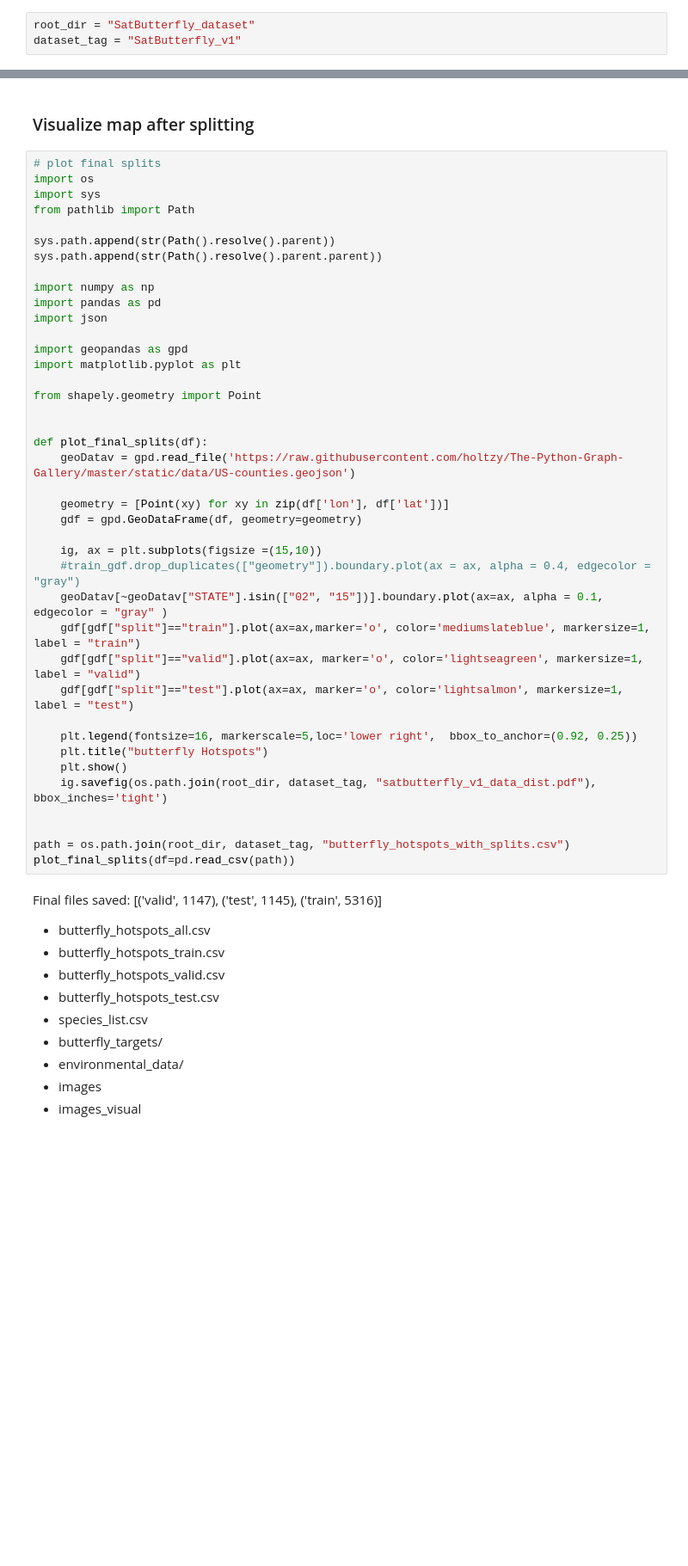
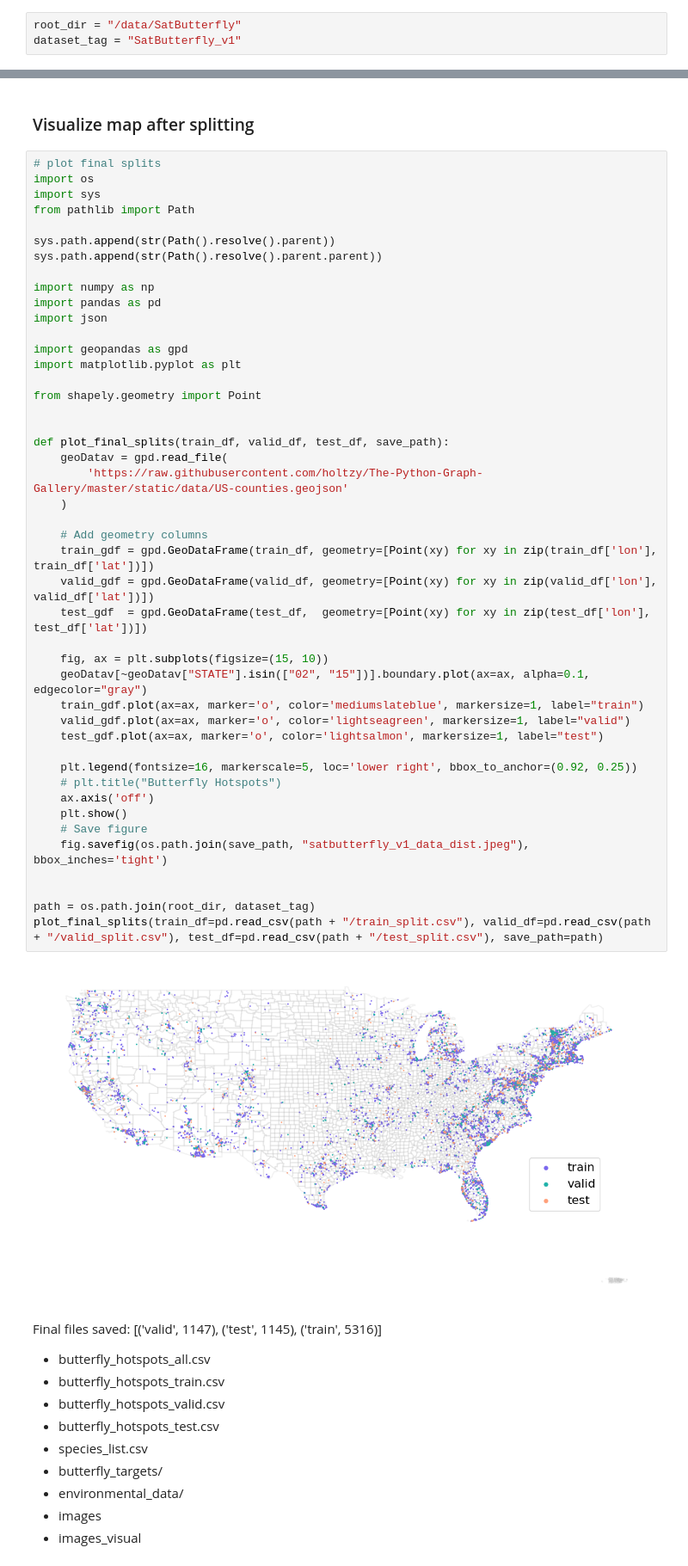
Before and after one commit to RolnickLab/SDMPartialLabels, a Jupyter notebook: data_processing/ebutterfly_data_preparation/prepare_ebutterfly_independent_from_ebird.ipynb, the cells around one changed output, grey strips where cells are left out. Shown at 86% size. Saved outputs shown, nothing was run; the diff lists cells and outputs as text; blank space fills up the shorter version.

```diff
--- a/data_processing/ebutterfly_data_preparation/prepare_ebutterfly_independent_from_ebird.ipynb
+++ b/data_processing/ebutterfly_data_preparation/prepare_ebutterfly_independent_from_ebird.ipynb
@@ -23,7 +23,7 @@ import rasterio as rio
 import shutil
 from pathlib import Path
 # %%
-root_dir = "SatButterfly_dataset"
+root_dir = "/data/SatButterfly"
 dataset_tag = "SatButterfly_v1"
 # %%
 def filter_locations(df): # (slow) takes around 30 mins
@@ -463,43 +463,50 @@ save_different_split_files(butterfly_data_with_split)
 # %%
 # plot final splits
 import os
 import sys
 from pathlib import Path
 
 sys.path.append(str(Path().resolve().parent))
 sys.path.append(str(Path().resolve().parent.parent))
 
 import numpy as np
 import pandas as pd
 import json
 
 import geopandas as gpd
 import matplotlib.pyplot as plt
 
 from shapely.geometry import Point
 
 
-def plot_final_splits(df):
-    geoDatav = gpd.read_file('https://raw.githubusercontent.com/holtzy/The-Python-Graph-Gallery/master/static/data/US-counties.geojson')
+def plot_final_splits(train_df, valid_df, test_df, save_path):
+    geoDatav = gpd.read_file(
+        'https://raw.githubusercontent.com/holtzy/The-Python-Graph-Gallery/master/static/data/US-counties.geojson'
+    )
 
-    geometry = [Point(xy) for xy in zip(df['lon'], df['lat'])]
-    gdf = gpd.GeoDataFrame(df, geometry=geometry)
+    # Add geometry columns
+    train_gdf = gpd.GeoDataFrame(train_df, geometry=[Point(xy) for xy in zip(train_df['lon'], train_df['lat'])])
+    valid_gdf = gpd.GeoDataFrame(valid_df, geometry=[Point(xy) for xy in zip(valid_df['lon'], valid_df['lat'])])
+    test_gdf  = gpd.GeoDataFrame(test_df,  geometry=[Point(xy) for xy in zip(test_df['lon'],  test_df['lat'])])
 
-    ig, ax = plt.subplots(figsize =(15,10))
-    #train_gdf.drop_duplicates(["geometry"]).boundary.plot(ax = ax, alpha = 0.4, edgecolor = "gray")
-    geoDatav[~geoDatav["STATE"].isin(["02", "15"])].boundary.plot(ax=ax, alpha = 0.1, edgecolor = "gray" )
-    gdf[gdf["split"]=="train"].plot(ax=ax,marker='o', color='mediumslateblue', markersize=1, label = "train")
-    gdf[gdf["split"]=="valid"].plot(ax=ax, marker='o', color='lightseagreen', markersize=1, label = "valid")
-    gdf[gdf["split"]=="test"].plot(ax=ax, marker='o', color='lightsalmon', markersize=1, label = "test")
+    fig, ax = plt.subplots(figsize=(15, 10))
+    geoDatav[~geoDatav["STATE"].isin(["02", "15"])].boundary.plot(ax=ax, alpha=0.1, edgecolor="gray")
+    train_gdf.plot(ax=ax, marker='o', color='mediumslateblue', markersize=1, label="train")
+    valid_gdf.plot(ax=ax, marker='o', color='lightseagreen', markersize=1, label="valid")
+    test_gdf.plot(ax=ax, marker='o', color='lightsalmon', markersize=1, label="test")
 
-    plt.legend(fontsize=16, markerscale=5,loc='lower right',  bbox_to_anchor=(0.92, 0.25))
-    plt.title("butterfly Hotspots")
+    plt.legend(fontsize=16, markerscale=5, loc='lower right', bbox_to_anchor=(0.92, 0.25))
+    # plt.title("Butterfly Hotspots")
+    ax.axis('off')
     plt.show()
-    ig.savefig(os.path.join(root_dir, dataset_tag, "satbutterfly_v1_data_dist.pdf"),  bbox_inches='tight')
+    # Save figure
+    fig.savefig(os.path.join(save_path, "satbutterfly_v1_data_dist.jpeg"), bbox_inches='tight')
 
 
-path = os.path.join(root_dir, dataset_tag, "butterfly_hotspots_with_splits.csv")
-plot_final_splits(df=pd.read_csv(path))
+path = os.path.join(root_dir, dataset_tag)
+plot_final_splits(train_df=pd.read_csv(path + "/train_split.csv"), valid_df=pd.read_csv(path + "/valid_split.csv"), test_df=pd.read_csv(path + "/test_split.csv"), save_path=path)
+# %% [output]
+[figure, added]
 # %% [markdown]
 Final files saved:
 [('valid', 1147), ('test', 1145), ('train', 5316)]
```
Also changed, not shown: 26 other files.
